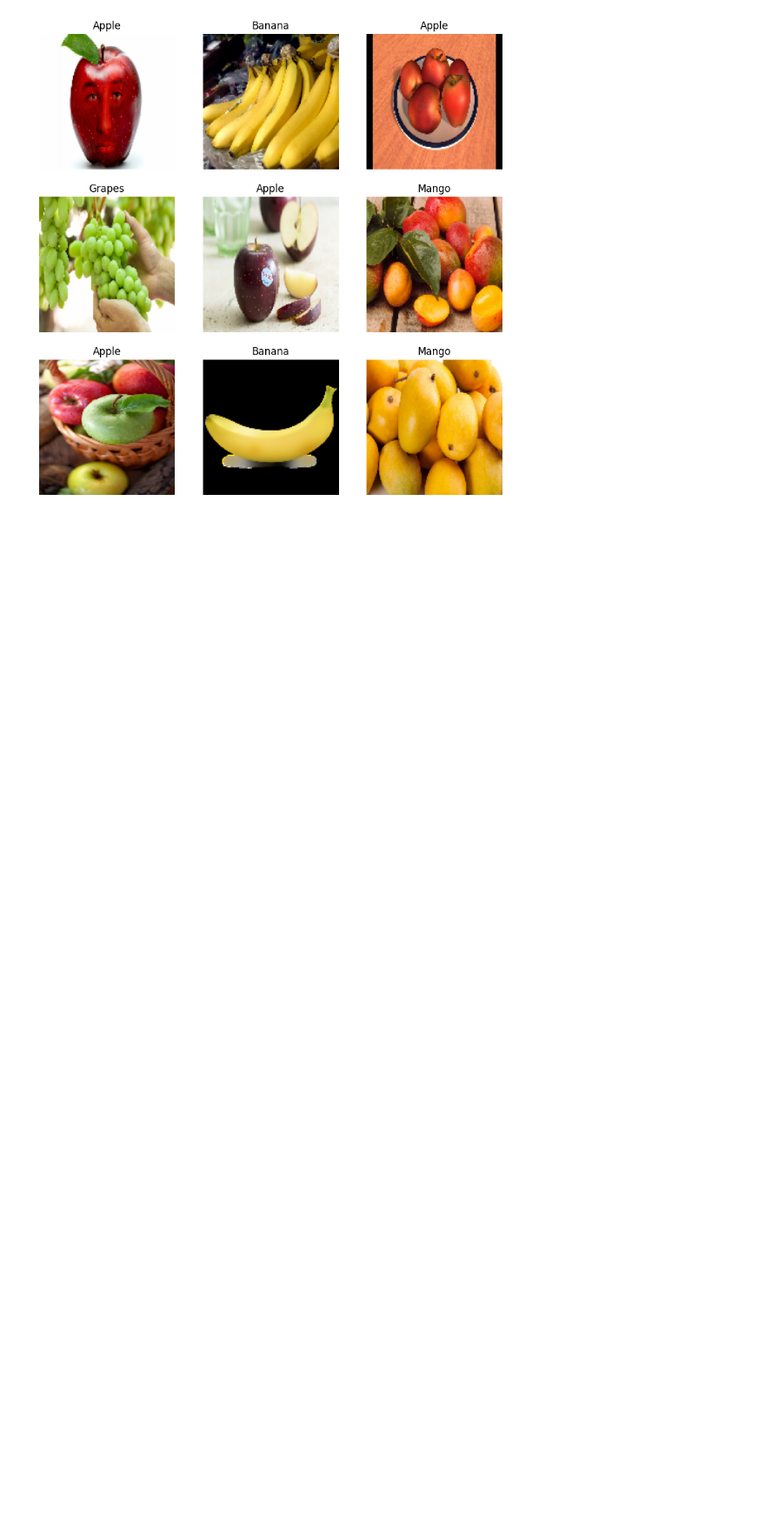
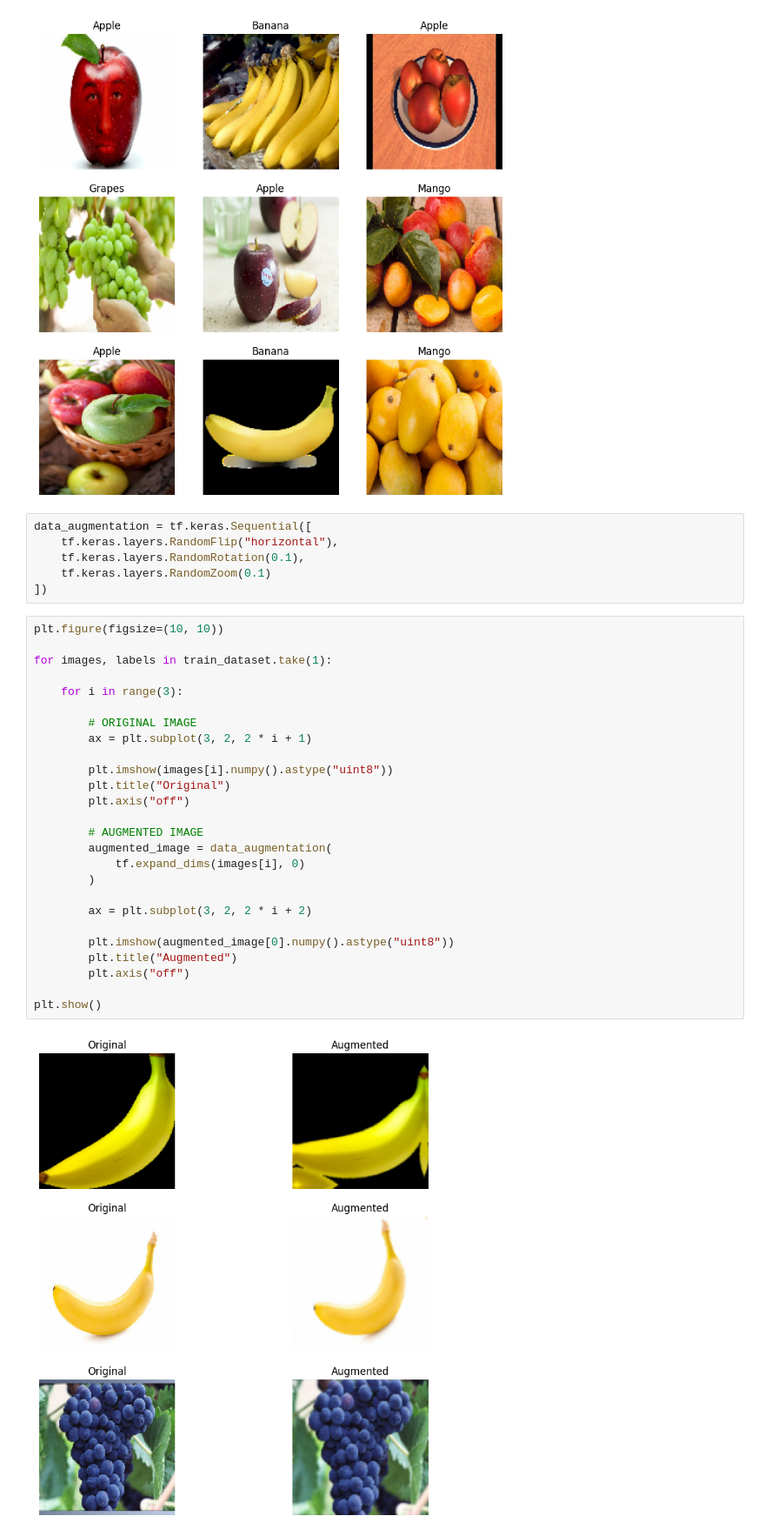
Before and after one commit to Kamal-Bhagchandani/fruit-recognition-app, a Jupyter notebook: notebook/model_training.ipynb, the cells around one changed output. Shown at 87% size. Saved outputs shown, nothing was run; the diff lists cells and outputs as text; blank space fills up the shorter version.

```diff
--- a/notebook/model_training.ipynb
+++ b/notebook/model_training.ipynb
@@ -33,3 +33,37 @@ for images, labels in train_dataset.take(1):
 plt.show()
 # %% [output]
 [figure]
+# %%
+data_augmentation = tf.keras.Sequential([
+    tf.keras.layers.RandomFlip("horizontal"),
+    tf.keras.layers.RandomRotation(0.1),
+    tf.keras.layers.RandomZoom(0.1)
+])
+# %%
+plt.figure(figsize=(10, 10))
+
+for images, labels in train_dataset.take(1):
+
+    for i in range(3):
+
+        # ORIGINAL IMAGE
+        ax = plt.subplot(3, 2, 2 * i + 1)
+
+        plt.imshow(images[i].numpy().astype("uint8"))
+        plt.title("Original")
+        plt.axis("off")
+
+        # AUGMENTED IMAGE
+        augmented_image = data_augmentation(
+            tf.expand_dims(images[i], 0)
+        )
+
+        ax = plt.subplot(3, 2, 2 * i + 2)
+
+        plt.imshow(augmented_image[0].numpy().astype("uint8"))
+        plt.title("Augmented")
+        plt.axis("off")
+
+plt.show()
+# %% [output]
+[figure, added]
```
Also changed, not shown: parts of 11 cells of this notebook, 2 other files.
